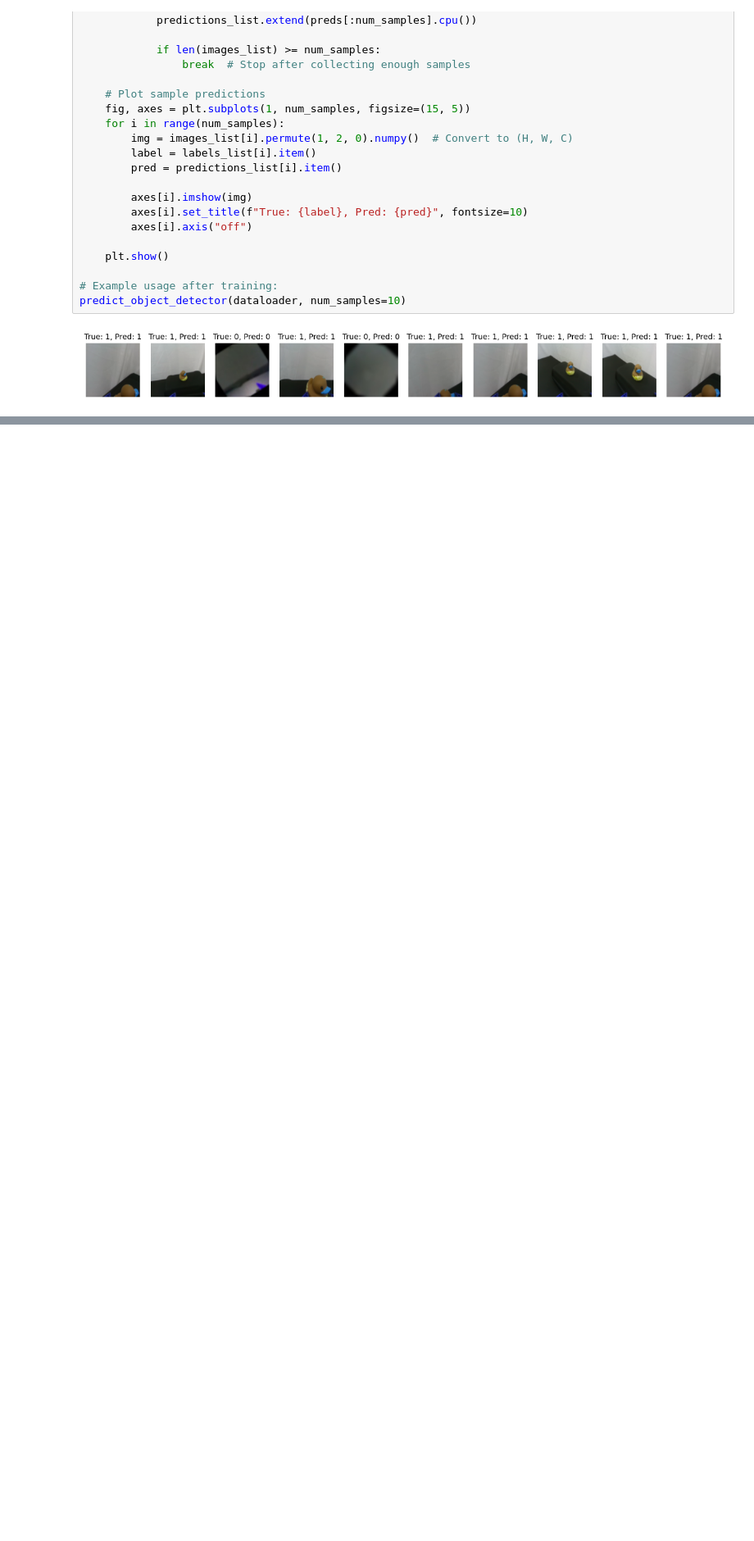
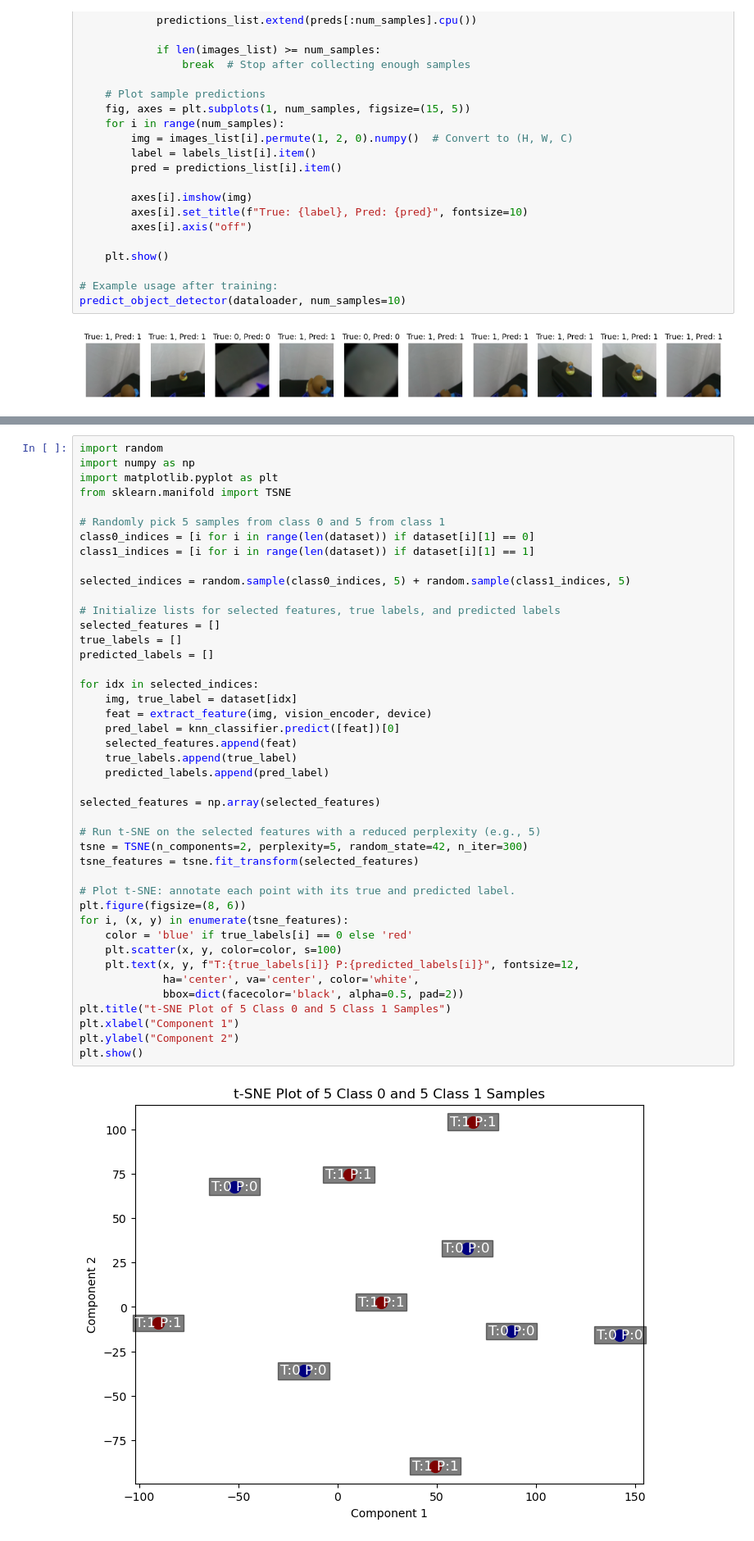
Before and after one commit to AssistiveRoboticsUNH/Safe_diffusion_policy, a Jupyter notebook: train_object_detector_using_visionencoder.ipynb, the cells around one changed output, grey strips where cells are left out. Shown at 82% size. Drawn from its saved outputs; the diff is of its cells as text; blank space fills up the shorter version.

```diff
--- a/train_object_detector_using_visionencoder.ipynb
+++ b/train_object_detector_using_visionencoder.ipynb
@@ -319,0 +631,45 @@ predict_object_detector(dataloader, num_samples=10)
+# %%
+import random
+import numpy as np
+import matplotlib.pyplot as plt
+from sklearn.manifold import TSNE
+
+# Randomly pick 5 samples from class 0 and 5 from class 1
+class0_indices = [i for i in range(len(dataset)) if dataset[i][1] == 0]
+class1_indices = [i for i in range(len(dataset)) if dataset[i][1] == 1]
+
+selected_indices = random.sample(class0_indices, 5) + random.sample(class1_indices, 5)
+
+# Initialize lists for selected features, true labels, and predicted labels
+selected_features = []
+true_labels = []
+predicted_labels = []
+
+for idx in selected_indices:
+    img, true_label = dataset[idx]
+    feat = extract_feature(img, vision_encoder, device)
+    pred_label = knn_classifier.predict([feat])[0]
+    selected_features.append(feat)
+    true_labels.append(true_label)
+    predicted_labels.append(pred_label)
+
+selected_features = np.array(selected_features)
+
+# Run t-SNE on the selected features with a reduced perplexity (e.g., 5)
+tsne = TSNE(n_components=2, perplexity=5, random_state=42, n_iter=300)
+tsne_features = tsne.fit_transform(selected_features)
+
+# Plot t-SNE: annotate each point with its true and predicted label.
+plt.figure(figsize=(8, 6))
+for i, (x, y) in enumerate(tsne_features):
+    color = 'blue' if true_labels[i] == 0 else 'red'
+    plt.scatter(x, y, color=color, s=100)
+    plt.text(x, y, f"T:{true_labels[i]} P:{predicted_labels[i]}", fontsize=12,
+             ha='center', va='center', color='white',
+             bbox=dict(facecolor='black', alpha=0.5, pad=2))
+plt.title("t-SNE Plot of 5 Class 0 and 5 Class 1 Samples")
+plt.xlabel("Component 1")
+plt.ylabel("Component 2")
+plt.show()
+# %% [output]
+[figure, added]
```
Also changed, not shown: parts of 2 cells of this notebook, 2 other files.
